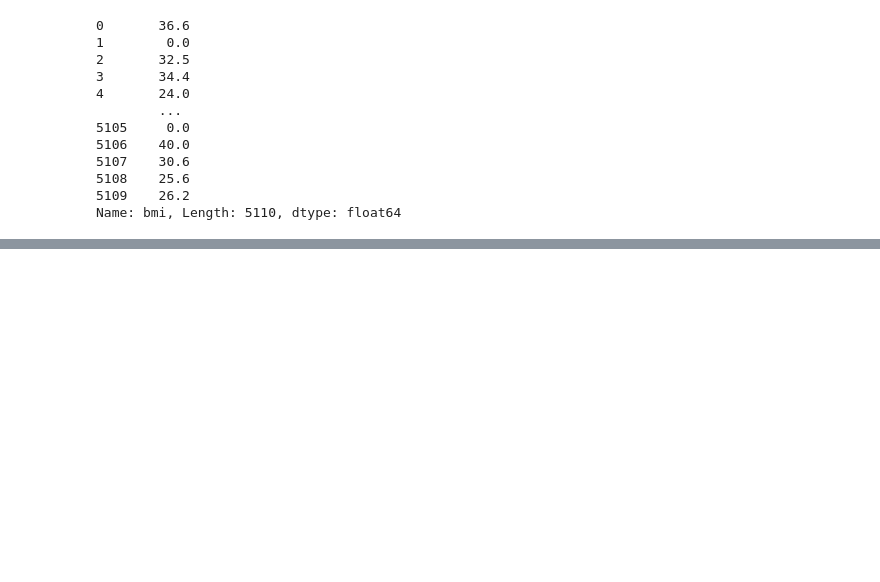
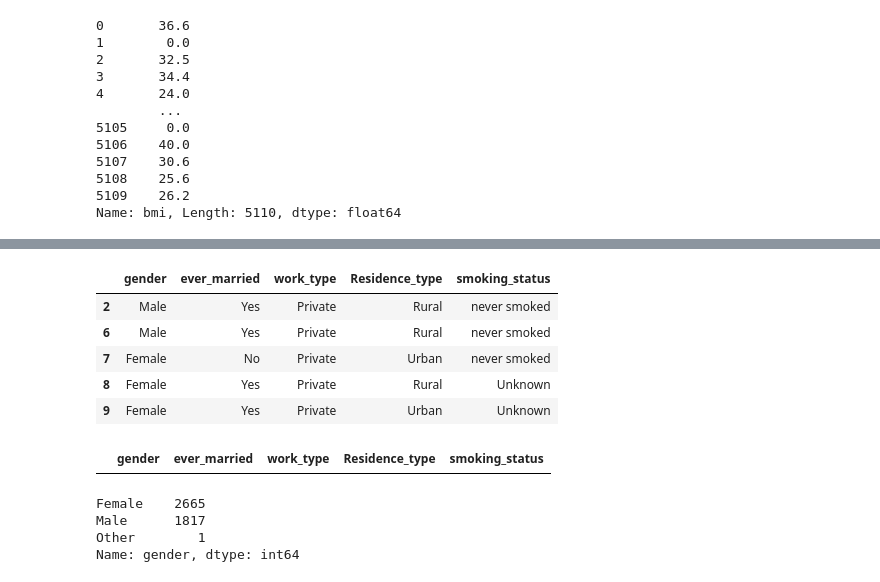
Before and after one commit to aditya-dax/Training, a Jupyter notebook: Data Science/Data_Analytics/Python Data Visualization Feature Engineering .ipynb, the cells around one changed output, grey strips where cells are left out. Drawn from its saved outputs; the diff is of its cells as text; code cells hidden in the pictures; blank space fills up the shorter version.

```diff
--- a/Data Science/Data_Analytics/Python Data Visualization Feature Engineering .ipynb
+++ b/Data Science/Data_Analytics/Python Data Visualization Feature Engineering .ipynb
@@ -115,0 +219,21 @@ Question 4. BMI:
+# %%
+obj_df = df.select_dtypes(include=['object']).copy()
+obj_df.head()
+# %% [output]
+|  | gender | ever_married | work_type | Residence_type | smoking_status |
+| 2 | Male | Yes | Private | Rural | never smoked |
+| 6 | Male | Yes | Private | Rural | never smoked |
+| 7 | Female | No | Private | Urban | never smoked |
+| 8 | Female | Yes | Private | Rural | Unknown |
+| 9 | Female | Yes | Private | Urban | Unknown |
+# %%
+obj_df[obj_df.isnull().any(axis=1)]
+# %% [output]
+|  | gender | ever_married | work_type | Residence_type | smoking_status |
+# %%
+obj_df["gender"].value_counts()
+# %% [output]
+Female    2665
+Male      1817
+Other        1
+Name: gender, dtype: int64
```
Also changed, not shown: parts of 15 cells of this notebook.
